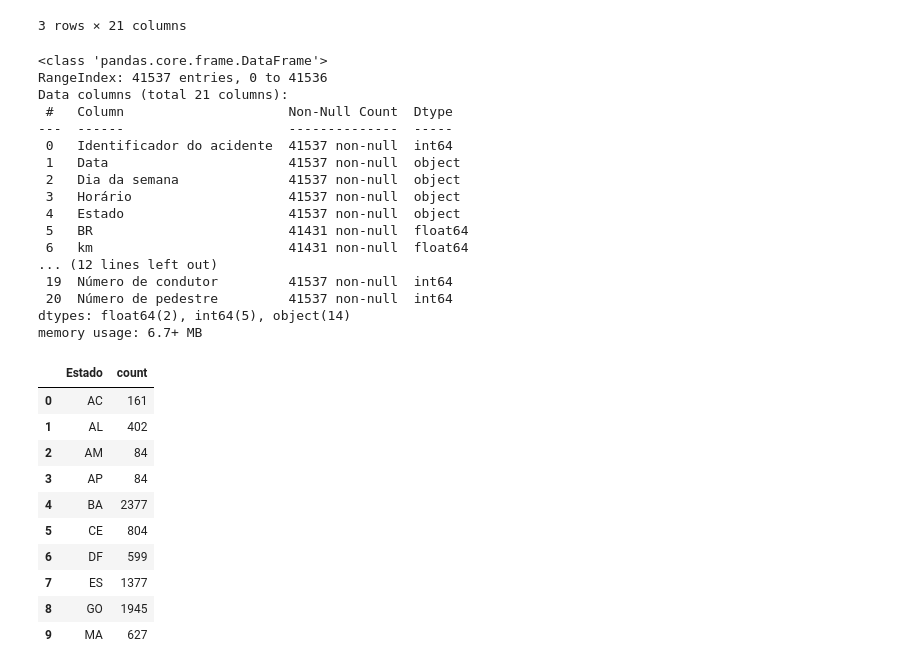
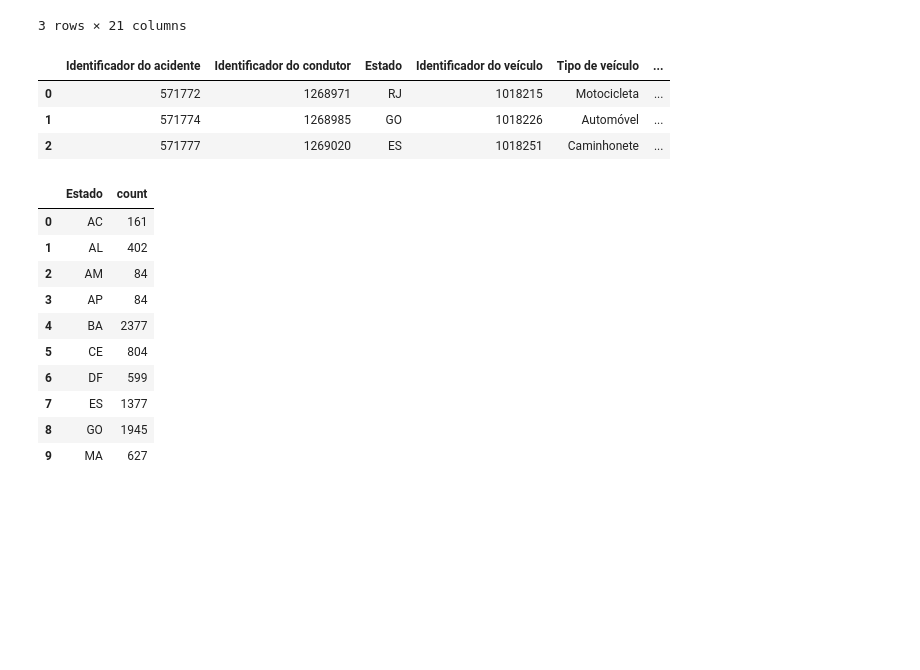
Before and after one commit to anecaroline/Projeto-Integrador-IV, a Jupyter notebook: plotly.ipynb, the cells around one changed output. Saved outputs shown, nothing was run; the diff lists cells and outputs as text; code cells hidden in the pictures; blank space fills up the shorter version.

```diff
--- a/plotly.ipynb
+++ b/plotly.ipynb
@@ -63,26 +63,14 @@ dados.head(3)
 | 1 | 571774 | 2024-01-01 | segunda-feira | 00:05:00 | GO | 153.0 | 424.6 | ANAPOLIS | ... |
 | 2 | 571777 | 2024-01-01 | segunda-feira | 01:45:00 | ES | 101.0 | 264.1 | SERRA | ... |
 3 rows × 21 columns
-# %%
-dados.info()
-# %% [output]
-<class 'pandas.core.frame.DataFrame'>
-RangeIndex: 41537 entries, 0 to 41536
-Data columns (total 21 columns):
- #   Column                     Non-Null Count  Dtype
----  ------                     --------------  -----
- 0   Identificador do acidente  41537 non-null  int64
- 1   Data                       41537 non-null  object
- 2   Dia da semana              41537 non-null  object
- 3   Horário                    41537 non-null  object
- 4   Estado                     41537 non-null  object
- 5   BR                         41431 non-null  float64
- 6   km                         41431 non-null  float64
-... (12 lines left out)
- 19  Número de condutor         41537 non-null  int64
- 20  Número de pedestre         41537 non-null  int64
-dtypes: float64(2), int64(5), object(14)
-memory usage: 6.7+ MB
+# %%
+condutores = pd.read_csv('condutores_todos_estados.csv',sep=';')
+condutores.head(3)
+# %% [output]
+|  | Identificador do acidente | Identificador do condutor | Estado | Identificador do veículo | Tipo de veículo | ... |
+| 0 | 571772 | 1268971 | RJ | 1018215 | Motocicleta | ... |
+| 1 | 571774 | 1268985 | GO | 1018226 | Automóvel | ... |
+| 2 | 571777 | 1269020 | ES | 1018251 | Caminhonete | ... |
 # %%
 dados_agrupados = dados.groupby(['Estado'])['Identificador do acidente'].count().reset_index(name='count')
 dados_agrupados.head(10)
```
Also changed, not shown: parts of 7 cells of this notebook, 6 other files.
